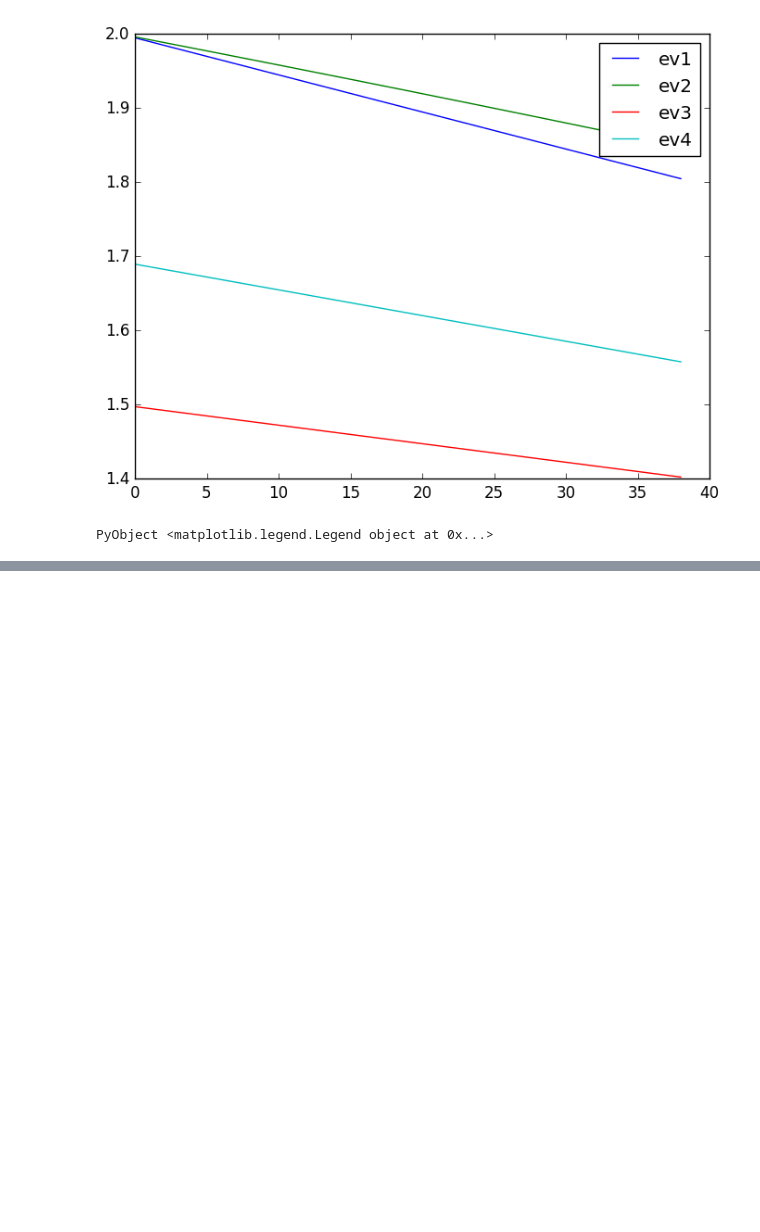
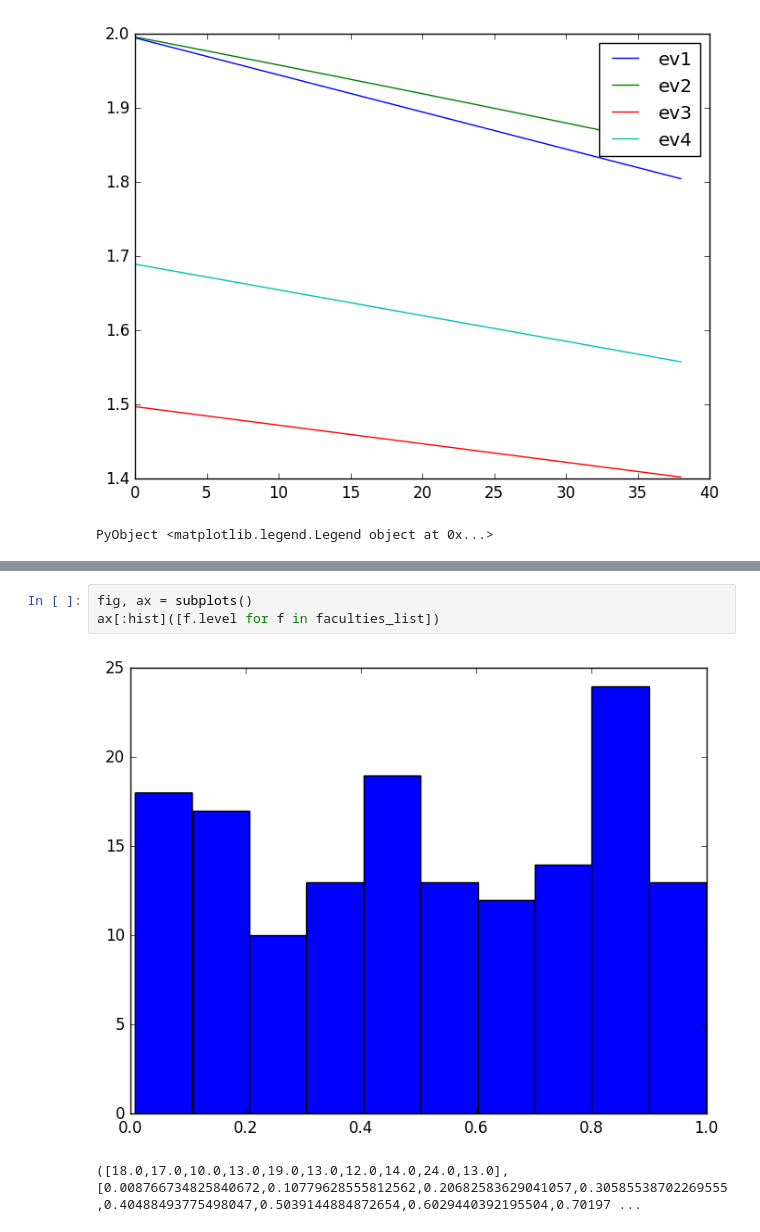
Before and after one commit to nswa17/-, a Jupyter notebook: demo.ipynb, the cells around one changed output, grey strips where cells are left out. Saved outputs shown, nothing was run; the diff lists cells and outputs as text; blank space fills up the shorter version.

```diff
--- a/demo.ipynb
+++ b/demo.ipynb
@@ -190,0 +233,6 @@ PyObject <matplotlib.legend.Legend object at 0x...>
+# %%
+fig, ax = subplots()
+ax[:hist]([f.level for f in faculties_list])
+# %% [output]
+[figure, added]
+([18.0,17.0,10.0,13.0,19.0,13.0,12.0,14.0,24.0,13.0],[0.008766734825840672,0.10779628555812562,0.20682583629041057,0.30585538702269555,0.40488493775498047,0.5039144884872654,0.6029440392195504,0.70197 ...
```
Also changed, not shown: parts of 8 cells of this notebook, 3 other files.
